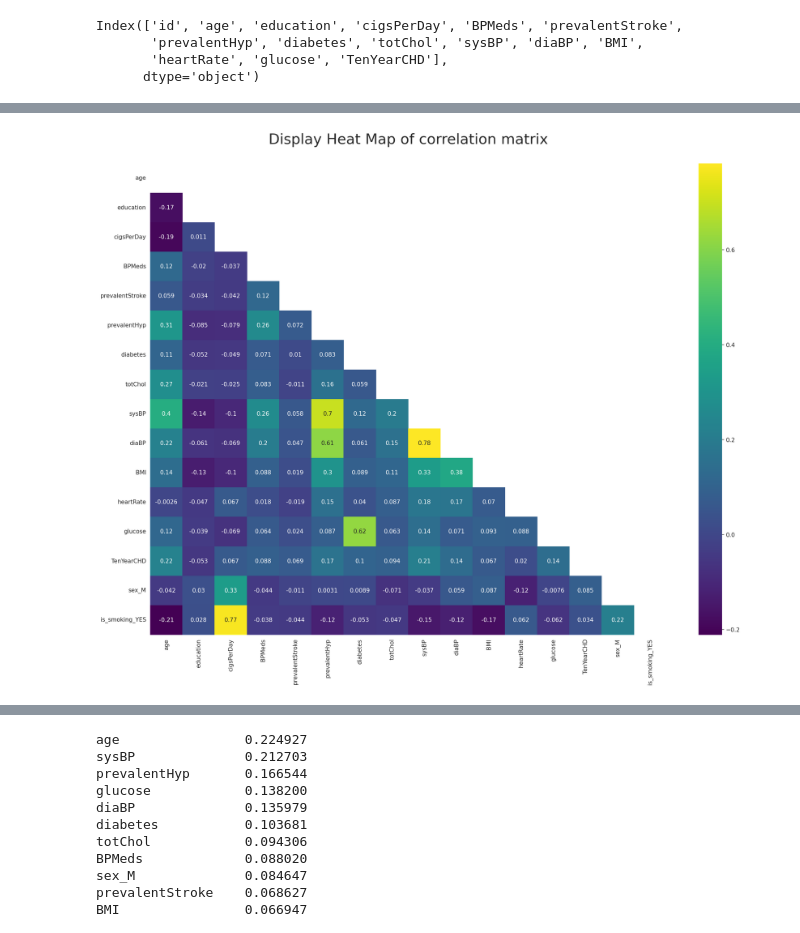
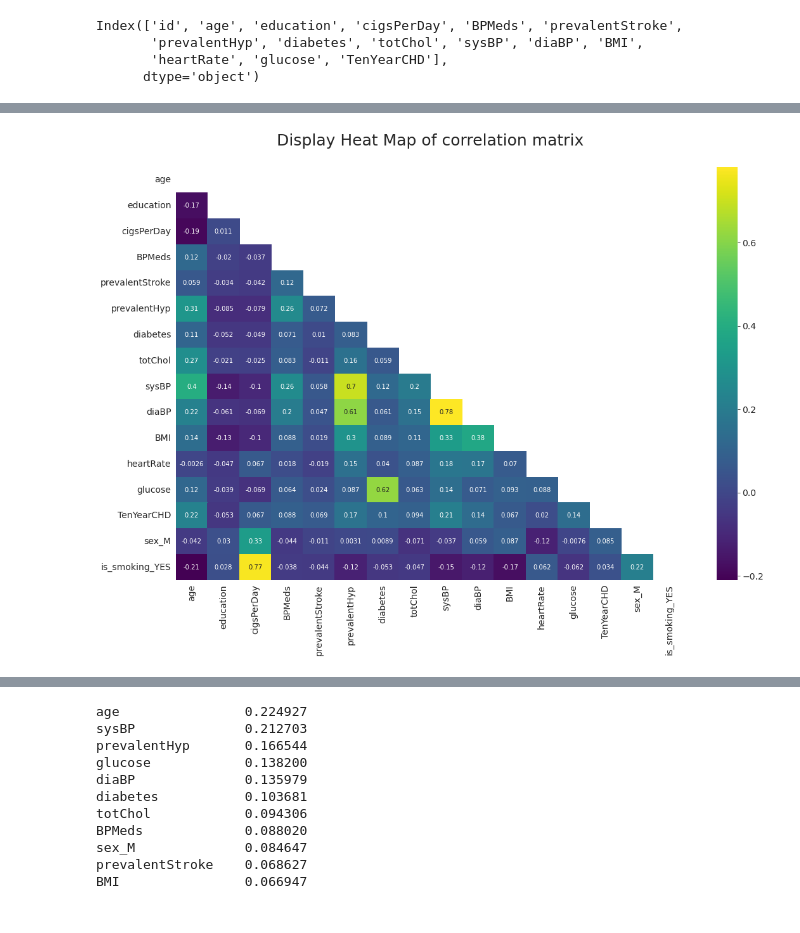
Before and after one commit to Gaurav2912/Cardiovascular-Risk-Prediction, a Jupyter notebook: Cardiovascular_Risk_Prediction.ipynb, the cells around one changed output, grey strips where cells are left out. Saved outputs shown, nothing was run; the diff lists cells and outputs as text; code cells hidden in the pictures.

```diff
--- a/Cardiovascular_Risk_Prediction.ipynb
+++ b/Cardiovascular_Risk_Prediction.ipynb
@@ -195,9 +173,9 @@ dtype: int64
 # %%
 # set default gridtype, fontsize and palette
 sns.set_style("whitegrid")
-sns.set_palette(palette = ['#4169E1', '#FF5F15', '#4CBB17', '#FF69B4'])
+sns.set_palette(palette = ['#4169E1', '#FF5F15', '#4CBB17',
+                           '#FF5959','#676FA3', '#FF69B4'])
 plt.rcParams['font.size'] = 14
-plt.rcParams['figure.figsize'] = 12,8
 # %%
 fig, ax = plt.subplots(nrows= 1, ncols= 2, figsize= (12,5))
 
@@ -462,15 +362,15 @@ df_final = pd.concat([df_nums.drop('id',axis= 1), df_objs], axis= 1)
 # %%
 # Fond correlation marix
 corr_df = df_final.corr()
 # set default figure size
-plt.figure(figsize= (20,15), dpi= 150)
+plt.figure(figsize= (18,12))
 
 # creating mask for lower triangular matrix
 mask = np.triu(np.ones_like(corr_df))
 
 # plotting heat map of correlation matrix
 sns.heatmap(corr_df, annot= True, cmap= 'viridis', annot_kws={"size":10}, mask= mask)
 # add title
 plt.title("Display Heat Map of correlation matrix\n", fontsize= 25);
 # %% [output]
-[figure, old version]
+[figure, new version]
```
Also changed, not shown: parts of 74 cells of this notebook.
